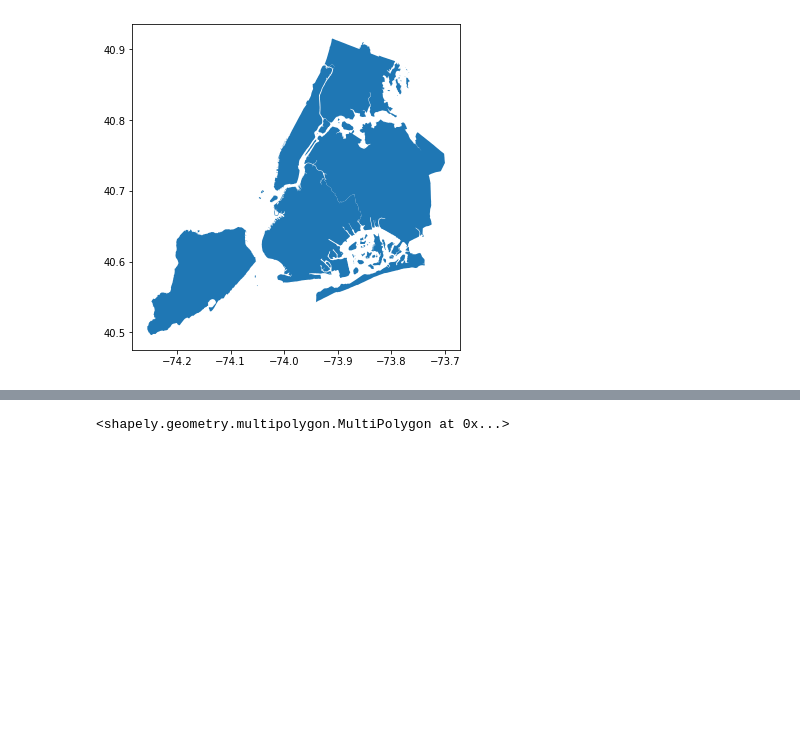
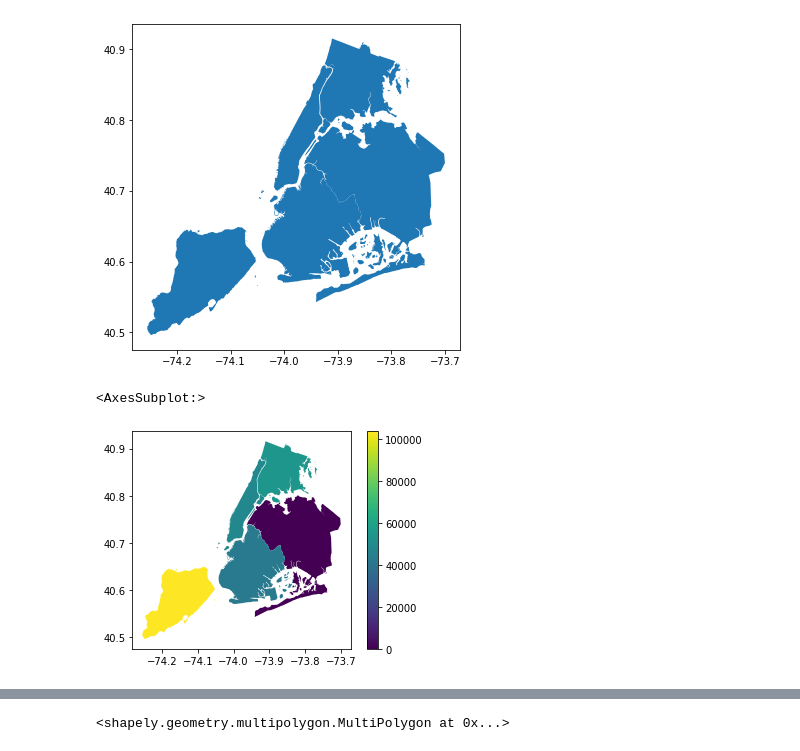
Before and after one commit to hans-elliott99/python-ml, a Jupyter notebook: geospatial/geopandas.ipynb, the cells around one changed output, grey strips where cells are left out. Saved outputs shown, nothing was run; the diff lists cells and outputs as text; code cells hidden in the pictures; blank space fills up the shorter version.

```diff
--- a/geospatial/geopandas.ipynb
+++ b/geospatial/geopandas.ipynb
@@ -146,3 +162,8 @@ gdf.plot(figsize=(6,6))
 plt.show()
 # %% [output]
 [figure]
+# %%
+gdf.plot("dist_to_queens", legend=True)
+# %% [output]
+<AxesSubplot:>
+[figure, added]
```
Also changed, not shown: parts of 14 cells of this notebook.
